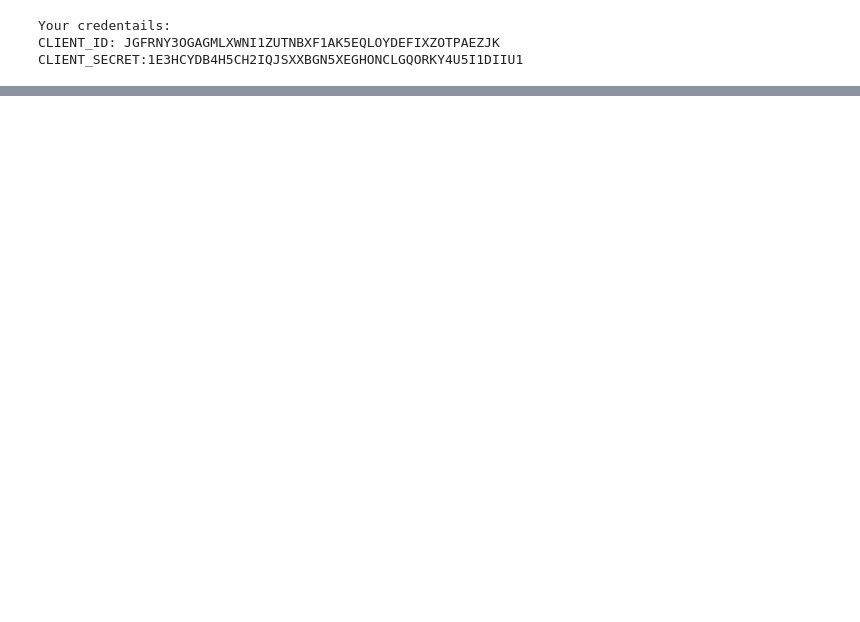
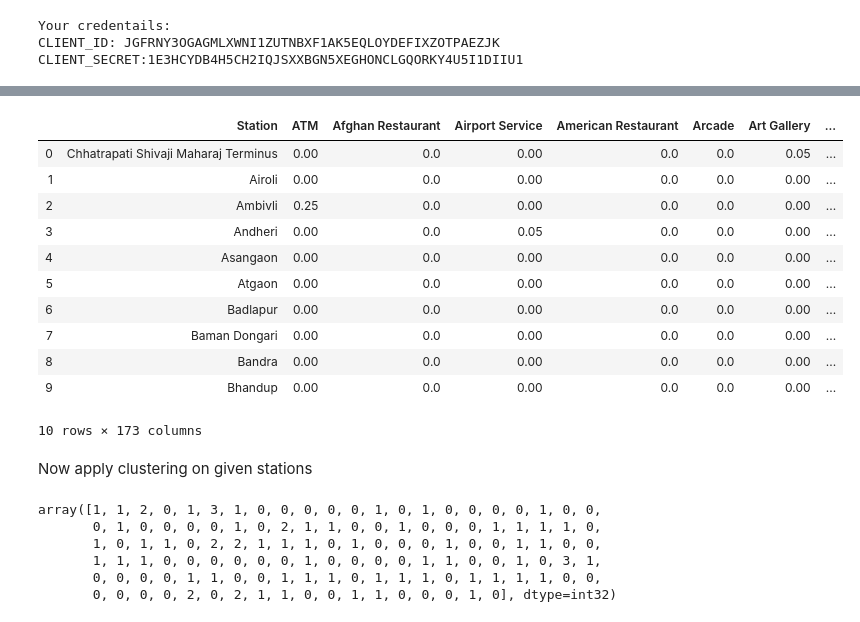
Before and after one commit to shriram95/Clustering_capstone, a Jupyter notebook: capstone_project.ipynb, the cells around one changed output, grey strips where cells are left out. Saved outputs shown, nothing was run; the diff lists cells and outputs as text; code cells hidden in the pictures; blank space fills up the shorter version.

```diff
--- a/capstone_project.ipynb
+++ b/capstone_project.ipynb
@@ -209,0 +324,18 @@ CLIENT_SECRET:1E3HCYDB4H5CH2IQJSXXBGN5XEGHONCLGQORKY4U5I1DIIU1
+# %%
+groupedStation = stationDummy.groupby('Station').mean().reset_index()
+groupedStation.head(10)
+# %% [output]
+|  | Station | ATM | Afghan Restaurant | Airport Service | American Restaurant | Arcade | Art Gallery | ... |
+| 0 | Chhatrapati Shivaji Maharaj Terminus | 0.00 | 0.0 | 0.00 | 0.0 | 0.0 | 0.05 | ... |
+| 1 | Airoli | 0.00 | 0.0 | 0.00 | 0.0 | 0.0 | 0.00 | ... |
+| 2 | Ambivli | 0.25 | 0.0 | 0.00 | 0.0 | 0.0 | 0.00 | ... |
+| 3 | Andheri | 0.00 | 0.0 | 0.05 | 0.0 | 0.0 | 0.00 | ... |
+| 4 | Asangaon | 0.00 | 0.0 | 0.00 | 0.0 | 0.0 | 0.00 | ... |
+| 5 | Atgaon | 0.00 | 0.0 | 0.00 | 0.0 | 0.0 | 0.00 | ... |
+| 6 | Badlapur | 0.00 | 0.0 | 0.00 | 0.0 | 0.0 | 0.00 | ... |
+| 7 | Baman Dongari | 0.00 | 0.0 | 0.00 | 0.0 | 0.0 | 0.00 | ... |
+| 8 | Bandra | 0.00 | 0.0 | 0.00 | 0.0 | 0.0 | 0.00 | ... |
+| 9 | Bhandup | 0.00 | 0.0 | 0.00 | 0.0 | 0.0 | 0.00 | ... |
+10 rows × 173 columns
+# %% [markdown]
+Now apply clustering on given stations
@@ -209,0 +344,11 @@ CLIENT_SECRET:1E3HCYDB4H5CH2IQJSXXBGN5XEGHONCLGQORKY4U5I1DIIU1
+# %%
+from sklearn.cluster import KMeans
+model = KMeans(4, random_state=0).fit(clusterDf)
+model.labels_
+# %% [output]
+array([1, 1, 2, 0, 1, 3, 1, 0, 0, 0, 0, 0, 1, 0, 1, 0, 0, 0, 0, 1, 0, 0,
+       0, 1, 0, 0, 0, 0, 1, 0, 2, 1, 1, 0, 0, 1, 0, 0, 0, 1, 1, 1, 1, 0,
+       1, 0, 1, 1, 0, 2, 2, 1, 1, 1, 0, 1, 0, 0, 0, 1, 0, 0, 1, 1, 0, 0,
+       1, 1, 1, 0, 0, 0, 0, 0, 0, 1, 0, 0, 0, 0, 1, 1, 0, 0, 1, 0, 3, 1,
+       0, 0, 0, 0, 1, 1, 0, 0, 1, 1, 1, 0, 1, 1, 1, 0, 1, 1, 1, 1, 0, 0,
+       0, 0, 0, 0, 2, 0, 2, 1, 1, 0, 0, 1, 1, 0, 0, 0, 1, 0], dtype=int32)
```
Also changed, not shown: parts of 14 cells of this notebook.
